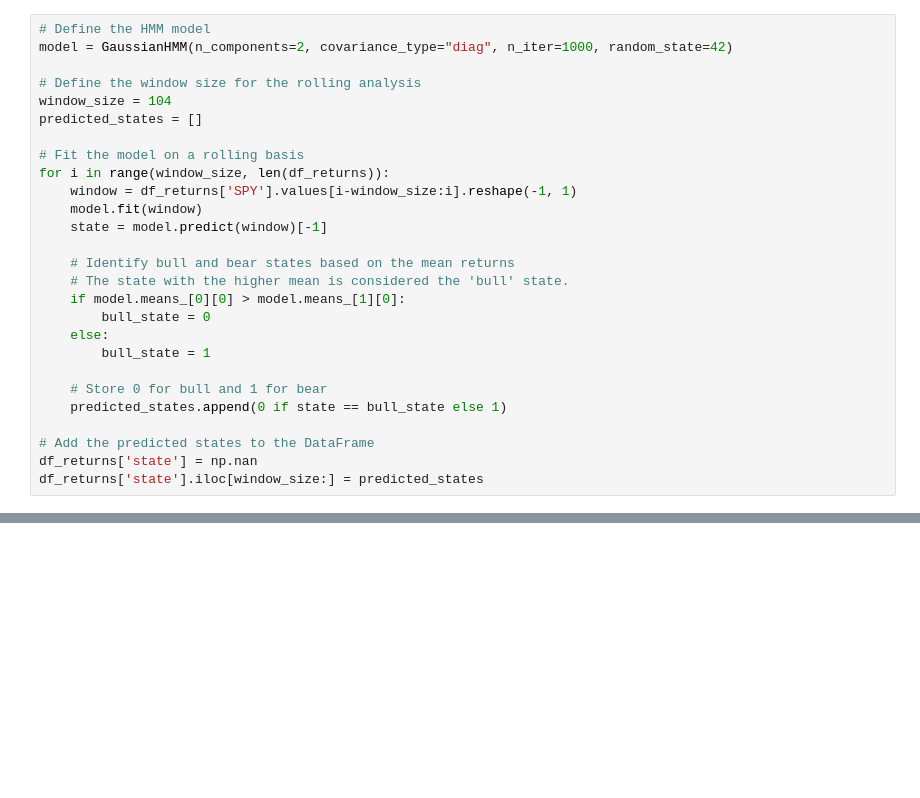
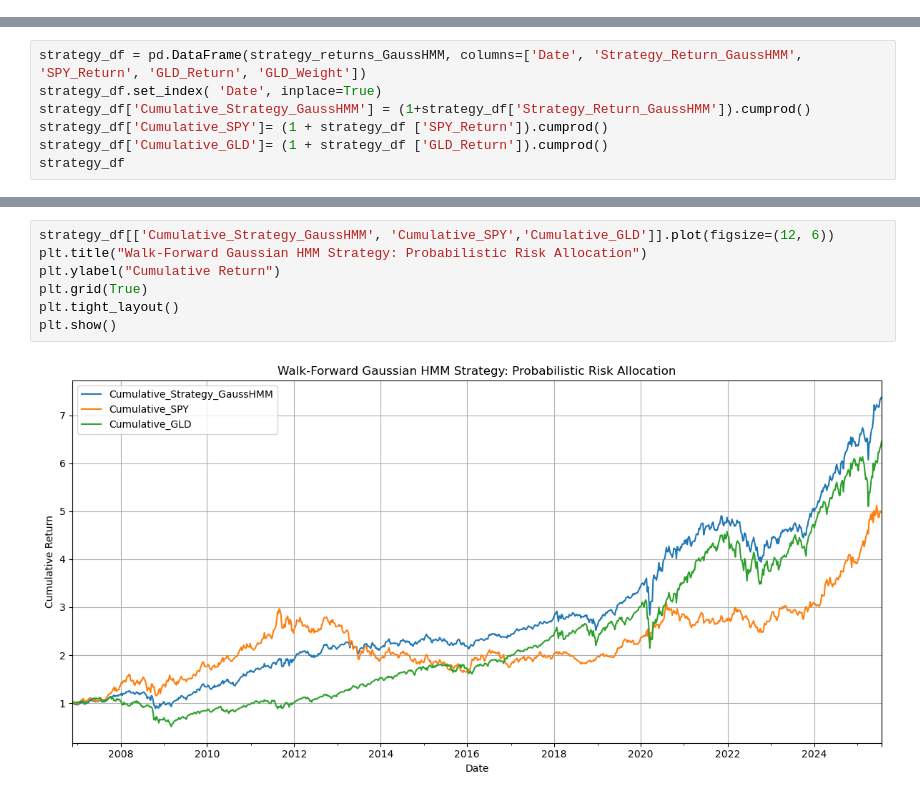
Before and after one commit to tommasoravasio/HMM-SPY-GLD-Strategy, a Jupyter notebook: hmm_strategy.ipynb, the cells around one changed output, grey strips where cells are left out. Drawn from its saved outputs; the diff is of its cells as text; blank space fills up the shorter version.

Commit message:
implemented GaussHMM and GMMHMM strategy in the notebook

```diff
--- a/hmm_strategy.ipynb
+++ b/hmm_strategy.ipynb
@@ -42,27 +44,0 @@ df_returns.head()
-# %%
-# Define the HMM model
-model = GaussianHMM(n_components=2, covariance_type="diag", n_iter=1000, random_state=42)
-
-# Define the window size for the rolling analysis
-window_size = 104
-predicted_states = []
-
-# Fit the model on a rolling basis
-for i in range(window_size, len(df_returns)):
-    window = df_returns['SPY'].values[i-window_size:i].reshape(-1, 1)
-    model.fit(window)
-    state = model.predict(window)[-1]
-
-    # Identify bull and bear states based on the mean returns
-    # The state with the higher mean is considered the 'bull' state.
-    if model.means_[0][0] > model.means_[1][0]:
-        bull_state = 0
-    else:
-        bull_state = 1
-
-    # Store 0 for bull and 1 for bear
-    predicted_states.append(0 if state == bull_state else 1)
-
-# Add the predicted states to the DataFrame
-df_returns['state'] = np.nan
-df_returns['state'].iloc[window_size:] = predicted_states
@@ -89,0 +95,7 @@ plt.show()
+# %%
+strategy_df = pd.DataFrame(strategy_returns_GaussHMM, columns=['Date', 'Strategy_Return_GaussHMM', 'SPY_Return', 'GLD_Return', 'GLD_Weight'])
+strategy_df.set_index( 'Date', inplace=True)
+strategy_df['Cumulative_Strategy_GaussHMM'] = (1+strategy_df['Strategy_Return_GaussHMM']).cumprod()
+strategy_df['Cumulative_SPY']= (1 + strategy_df ['SPY_Return']).cumprod()
+strategy_df['Cumulative_GLD']= (1 + strategy_df ['GLD_Return']).cumprod()
+strategy_df
@@ -89,0 +117,9 @@ plt.show()
+# %%
+strategy_df[['Cumulative_Strategy_GaussHMM', 'Cumulative_SPY','Cumulative_GLD']].plot(figsize=(12, 6))
+plt.title("Walk-Forward Gaussian HMM Strategy: Probabilistic Risk Allocation")
+plt.ylabel("Cumulative Return")
+plt.grid(True)
+plt.tight_layout()
+plt.show()
+# %% [output]
+[figure, added]
```
Also changed, not shown: parts of 25 cells of this notebook, 1 other file.
